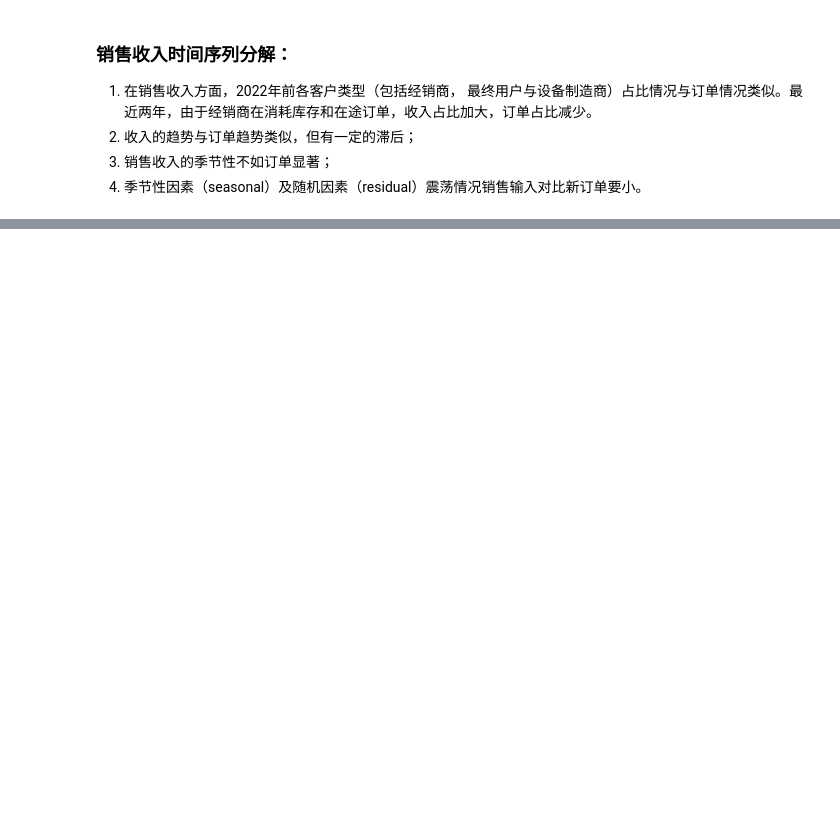
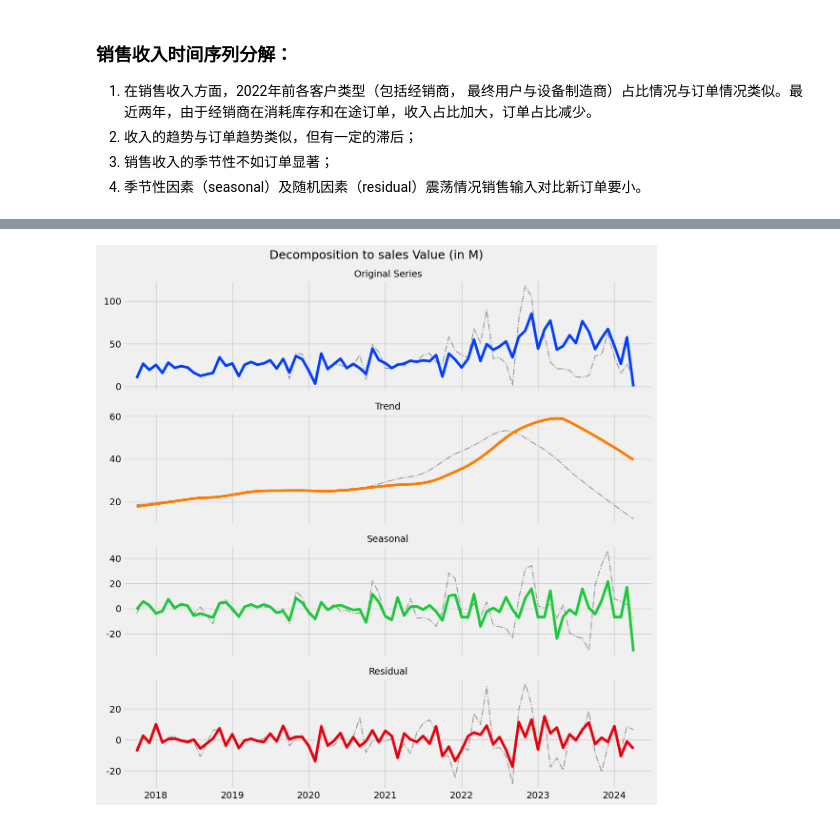
Before and after one commit to Nyahua/ruc, a Jupyter notebook: time_series/homework/visualization/data-visualization-matplotlib.ipynb, the cells around one changed output, grey strips where cells are left out. Cells and saved outputs as stored; diff of their text form; code cells hidden in the pictures; blank space fills up the shorter version.

```diff
--- a/time_series/homework/visualization/data-visualization-matplotlib.ipynb
+++ b/time_series/homework/visualization/data-visualization-matplotlib.ipynb
@@ -252,0 +188,32 @@ fig.write_image(r"img/05-TurnOver_decompostion.png", width=1200, height=1200)
+# %%
+# ts decomposition
+from statsmodels.tsa.seasonal import seasonal_decompose, STL
+ts = df.groupby('month')['TO'].sum()
+decomposition = STL(ts, period=12).fit()
+
+# Plot the decomposed data by matplotlib's subplots
+fig, axes = plt.subplots(4, 1, figsize=(12, 12), sharex=True)
+palette = sns.color_palette("bright")
+x = pd.to_datetime(ts.index)
+y_to = [decomposition.observed, decomposition.trend, decomposition.seasonal, decomposition.resid]
+title = ['Original Series', 'Trend', 'Seasonal', 'Residual']
+
+million_formatter = FuncFormatter(lambda x, pos: f"{x/1e6: .0f}")
+for idx in range(4):
+    axes[idx].plot(x, y[idx], c="#999", lw=1.5, ls='-.')
+    axes[idx].plot(x, y_to[idx], c=palette[idx])
+    axes[idx].set_title(title[idx], size=14)
+    axes[idx].yaxis.set_major_formatter(million_formatter)
+
+# Set the x-axis limits
+start, end = pd.Period('2017-07'), pd.Period('2024-06')
+axes[0].set_xlim(start, end)
+axes[0].xaxis.set_major_locator(mdates.YearLocator())
+axes[0].xaxis.set_major_formatter(mdates.DateFormatter('%Y'))
+
+fig.suptitle('Decomposition to sales Value (in M)', size=18)
+plt.tight_layout()
+plt.show()
+fig.savefig('charts/decomposition_sales', bbox_inches='tight', dpi=dpi, pad_inches=0.5)
+# %% [output]
+[figure, added]
```
Also changed, not shown: parts of 17 cells of this notebook, 9 other files.
